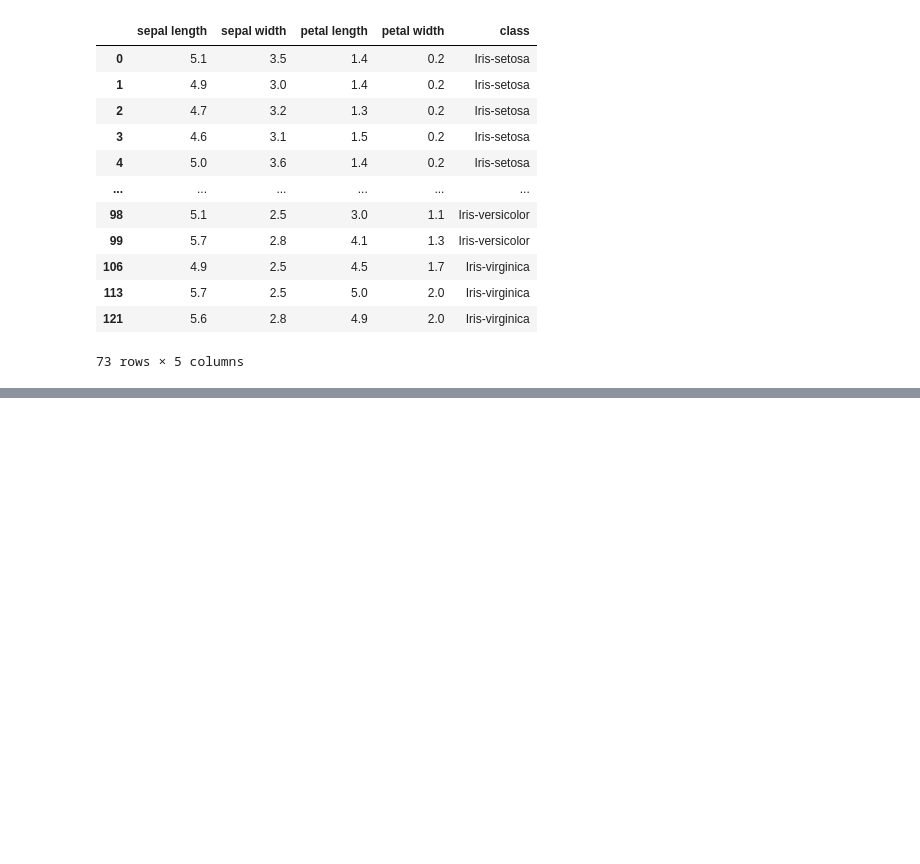
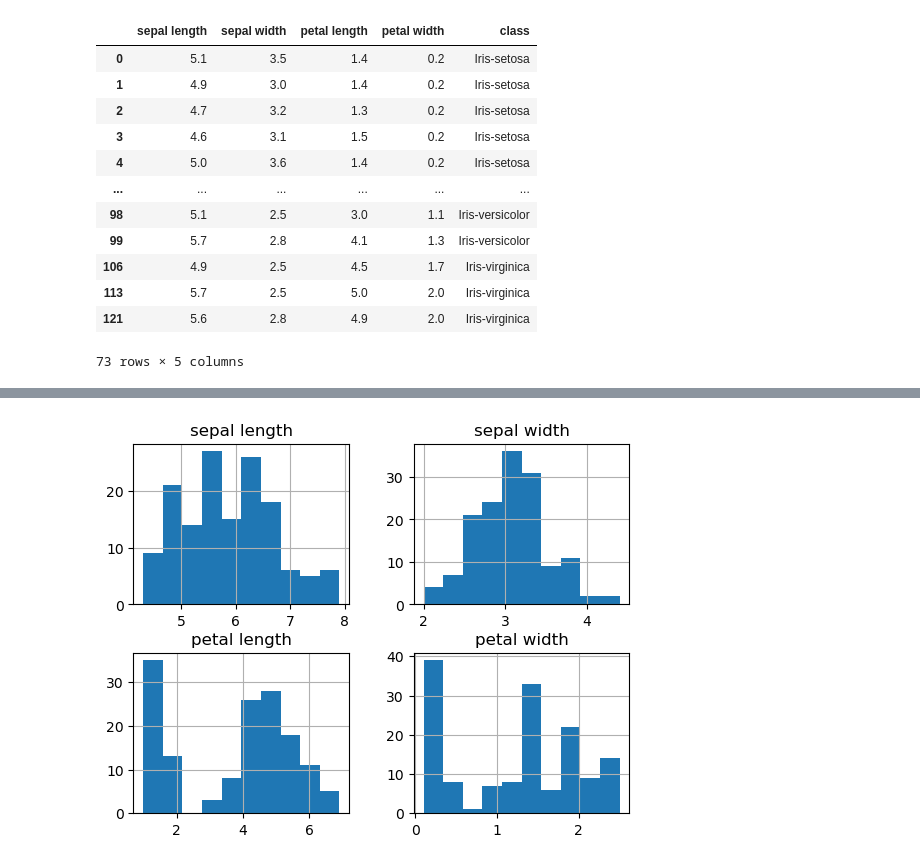
Before and after one commit to Glogover/pands-project, a Jupyter notebook: analysis.ipynb, the cells around one changed output, grey strips where cells are left out. Cells and saved outputs as stored; diff of their text form; code cells hidden in the pictures; blank space fills up the shorter version.

```diff
--- a/analysis.ipynb
+++ b/analysis.ipynb
@@ -205,0 +278,3 @@ df3
+# %%
+df5 = df.drop_duplicates(subset=["sepal length", "sepal width", "petal length", "petal width"])
+""" Removing duplicates from numeric columns """
@@ -205,0 +303,4 @@ df3
+# %%
+df5.hist(); # Histograms for the data without duplicates
+# %% [output]
+[figure, added]
```
Also changed, not shown: parts of 14 cells of this notebook, 2 other files.
